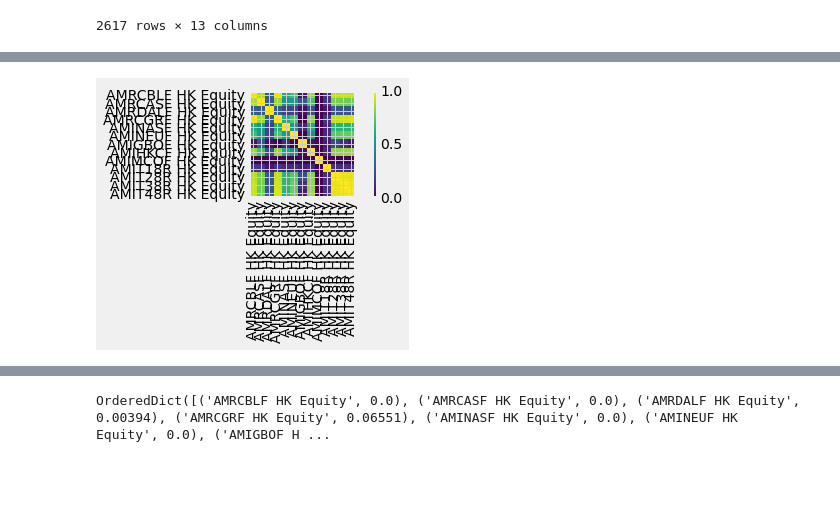
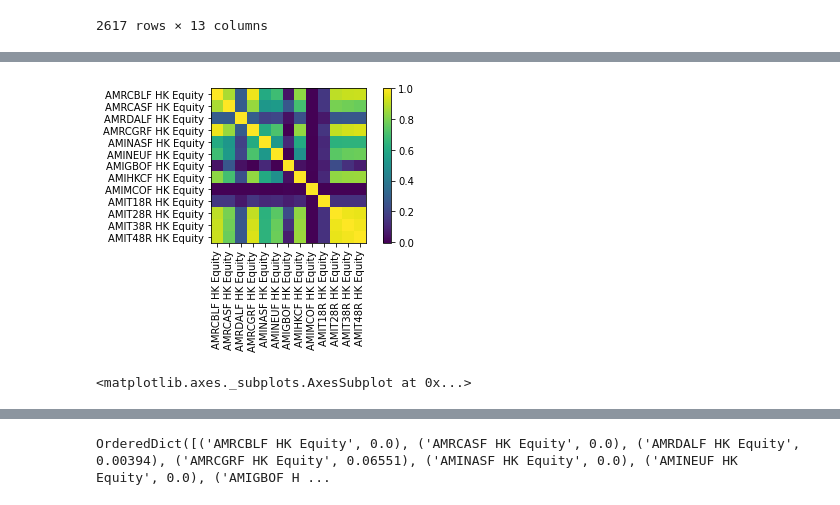
Before and after one commit to delladolphin/Data-Intelligence-Bootcademy, a Jupyter notebook: Capstone presentation_AMTD.ipynb, the cells around one changed output, grey strips where cells are left out. Drawn from its saved outputs; the diff is of its cells as text; code cells hidden in the pictures; blank space fills up the shorter version.

```diff
--- a/Capstone presentation_AMTD.ipynb
+++ b/Capstone presentation_AMTD.ipynb
@@ -14,8 +14,7 @@ import numpy as np
 from datetime import datetime
 from matplotlib import pyplot as plt
 
-plt.style.use('fivethirtyeight')
-
+#plt.style.use('fivethirtyeight')
 df = pd.read_excel("AMTD.xlsx", parse_dates=True, index_col="date")
 # %%
 df.apply(pd.to_numeric, errors='ignore')
@@ -287,7 +163,8 @@ S
 # %%
-plotting.plot_covariance(S, plot_correlation=True,);
+plotting.plot_covariance(S, plot_correlation=True)
 # %% [output]
-[figure, old version]
+[figure, new version]
+<matplotlib.axes._subplots.AxesSubplot at 0x...>
 # %%
 #Calculate the expected returns and the annualised sample covariance matrix of daily asset returns.
 
```
Also changed, not shown: parts of 49 cells of this notebook, 2 other files.
